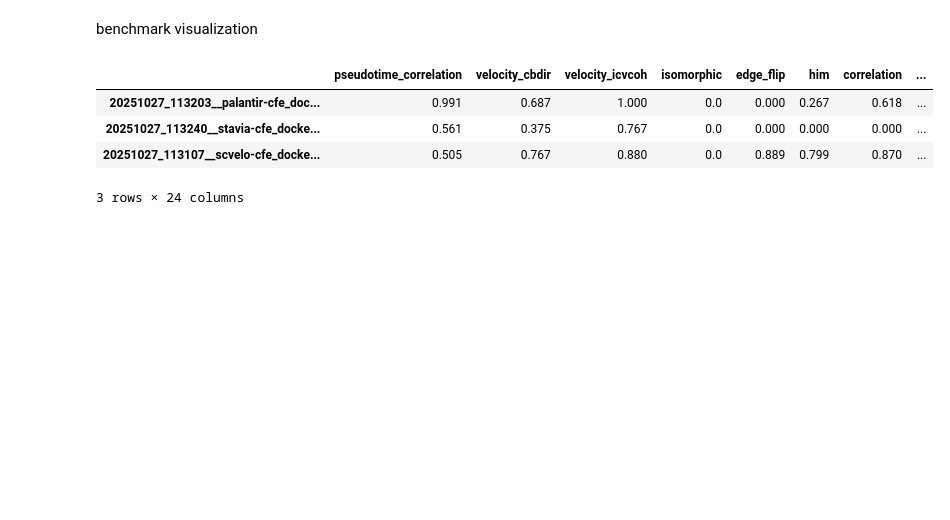
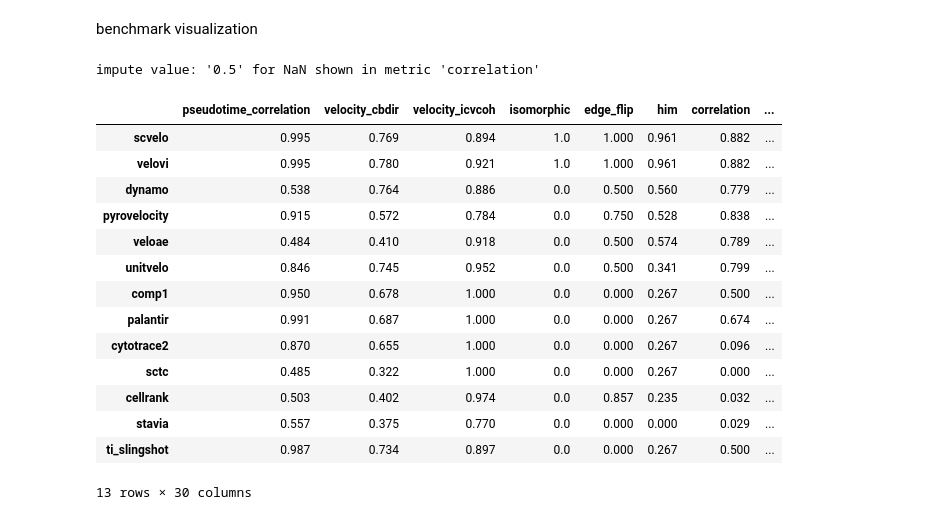
Before and after one commit to HuangDDU/cafe-release, a Jupyter notebook: notebook_dev/hzy/benchmark_visualization_pancreas.ipynb, the cells around one changed output. Cells and saved outputs as stored; diff of their text form; code cells hidden in the pictures; blank space fills up the shorter version.

```diff
--- a/notebook_dev/hzy/benchmark_visualization_pancreas.ipynb
+++ b/notebook_dev/hzy/benchmark_visualization_pancreas.ipynb
@@ -151,6 +186,11 @@ if if_normalize_metric:
     # normalize the metrics
     metric_df_normalized = pd.DataFrame()
     for metric_name in metric_df.columns:
+        if metric_name not in metric_meta_df.index:
+            print(f"Warning: metric '{metric_name}' not found in metric metadata, skipping normalization.")
+            metric_df_normalized[metric_name] = metric_df[metric_name]
+            continue
+
         perfect = metric_meta_df.loc[metric_name, "perfect"]
         worst = metric_meta_df.loc[metric_name, "worst"]
         metric_normalized = metric_df[metric_name]
@@ -164,54 +204,92 @@ if if_normalize_metric:
 else:
     benchmark_df = metric_df
 
+prior_information_df = pd.read_csv("prior_information.csv", index_col=0) # for latter prior information addition
+
 # add benchmark info
 def add_benchmark_info(row):
     model_name = row.name
-    row["id"] = cafe.util.parse_random_time_string(model_name).split('-')[0]
-    # wrapper type
+    fadata.load_trajectory_dict(model_name_list=[model_name])
+
+    row["id"] = cafe.util.parse_random_time_string(model_name)
+
+    # wrapper type,
+    # TODO: for dynverse backend wrapper
     row["type"] = fadata.get_raw_wrapper_dict(model_name).get("wrapper_type", "unknown").capitalize()
+
+    # prior information
+    row["prior_level"] = prior_information_df.loc[model_name, "level"] if model_name in prior_information_df.index else "unknown"
+
     # resource usage
     resource_usage = fadata.get_resource_usage(model_name)
-    time = resource_usage["time"]
+    time = resource_usage.get("time", 0)
     if time < 60:
         time_text = f"{time:.0f}s"
     elif time < 3600:
         time_text = f"{time/60:.0f}min"
     else:
         time_text = f"{time/3600:.0f}h"
     row["time"] = time # for color
     row["time_text"] = time_text # for text
-    memory = resource_usage["memory"]
+
+    memory = resource_usage.get("memory", 0)
     if memory < 1024:
         memory_text = f"{memory:.0f}M"
     else:
         memory_text = f"{memory/1024:.0f}G"
     row["memory"] = memory
     row["memory_text"] = memory_text
 
     # overall score
-    valid_list = [
-        row["pseudotime_correlation"],
-        row["velocity_cbdir"],
-        row["him"],
-        row["F1_branches"],
+    target_metrics = [
+        "pseudotime_correlation",
+        "velocity_cbdir",
+        "him",
+        "F1_branches",
     ]
-    row["overall"] = np.prod(valid_list)**(1/len(valid_list))
+    valid_list = []
+    for metric in target_metrics:
+        if metric in row and pd.notnull(row[metric]):
+            valid_list.append(row[metric])
+
+    if valid_list:
+        row["overall"] = np.prod(valid_list)**(1/len(valid_list))
+    else:
+        row["overall"] = 0
+    fadata.remove_trajectory_dict(model_name_list=[model_name]) # remove models after extraction to save memory
+
     return row
 
 benchmark_df = benchmark_df.apply(add_benchmark_info, axis=1).round(3)
 
-# tmp fix for scvelo and palantir
-benchmark_df.loc[benchmark_df.index[0], "type"] = "Velocity"
-benchmark_df.loc[benchmark_df.index[1], "type"] = "Linear"
+# # tmp fix for scvelo and palantir
+# if len(benchmark_df) > 0:
+#     # Check if index exists before setting
+#     if len(benchmark_df) >= 1:
+#         benchmark_df.iloc[0, benchmark_df.columns.get_loc("type")] = "Velocity"
+#     if len(benchmark_df) >= 2:
+#         benchmark_df.iloc[1, benchmark_df.columns.get_loc("type")] = "Linear"
+
 benchmark_df.to_csv(f"{fadata.id}_benchmark_df.csv")
+
 benchmark_df
 # %% [output]
+impute value: '0.5' for NaN shown in metric 'correlation'
 |  | pseudotime_correlation | velocity_cbdir | velocity_icvcoh | isomorphic | edge_flip | him | correlation | ... |
-| 20251027_113203__palantir-cfe_doc... | 0.991 | 0.687 | 1.000 | 0.0 | 0.000 | 0.267 | 0.618 | ... |
-| 20251027_113240__stavia-cfe_docke... | 0.561 | 0.375 | 0.767 | 0.0 | 0.000 | 0.000 | 0.000 | ... |
-| 20251027_113107__scvelo-cfe_docke... | 0.505 | 0.767 | 0.880 | 0.0 | 0.889 | 0.799 | 0.870 | ... |
+| scvelo | 0.995 | 0.769 | 0.894 | 1.0 | 1.000 | 0.961 | 0.882 | ... |
+| velovi | 0.995 | 0.780 | 0.921 | 1.0 | 1.000 | 0.961 | 0.882 | ... |
+| dynamo | 0.538 | 0.764 | 0.886 | 0.0 | 0.500 | 0.560 | 0.779 | ... |
+| pyrovelocity | 0.915 | 0.572 | 0.784 | 0.0 | 0.750 | 0.528 | 0.838 | ... |
+| veloae | 0.484 | 0.410 | 0.918 | 0.0 | 0.500 | 0.574 | 0.789 | ... |
+| unitvelo | 0.846 | 0.745 | 0.952 | 0.0 | 0.500 | 0.341 | 0.799 | ... |
+| comp1 | 0.950 | 0.678 | 1.000 | 0.0 | 0.000 | 0.267 | 0.500 | ... |
+| palantir | 0.991 | 0.687 | 1.000 | 0.0 | 0.000 | 0.267 | 0.674 | ... |
+| cytotrace2 | 0.870 | 0.655 | 1.000 | 0.0 | 0.000 | 0.267 | 0.096 | ... |
+| sctc | 0.485 | 0.322 | 1.000 | 0.0 | 0.000 | 0.267 | 0.000 | ... |
+| cellrank | 0.503 | 0.402 | 0.974 | 0.0 | 0.857 | 0.235 | 0.032 | ... |
+| stavia | 0.557 | 0.375 | 0.770 | 0.0 | 0.000 | 0.000 | 0.029 | ... |
+| ti_slingshot | 0.987 | 0.734 | 0.897 | 0.0 | 0.000 | 0.267 | 0.500 | ... |
-3 rows × 24 columns
+13 rows × 30 columns
 # %%
 import matplotlib.pyplot as plt
 import funkyheatmappy
```
Also changed, not shown: parts of 5 cells of this notebook, 23 other files.
